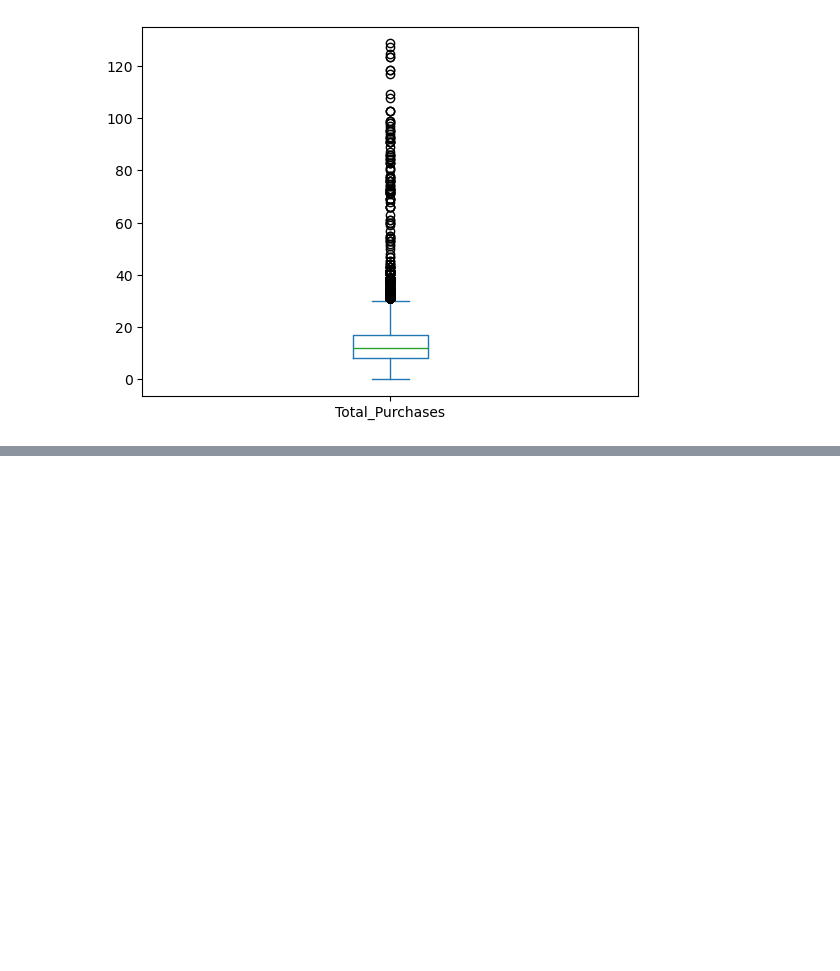
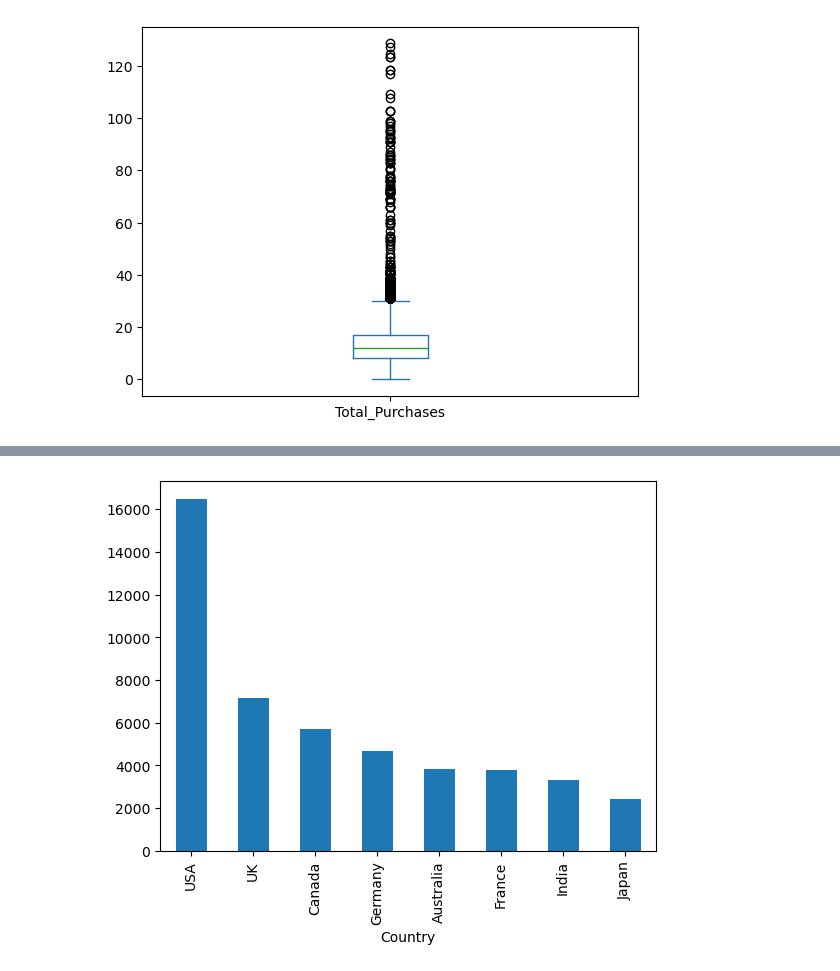
Before and after one commit to sejal18c/Customer-Shopping-Analytics, a Jupyter notebook: notebooks/eda.ipynb, the cells around one changed output, grey strips where cells are left out. Saved outputs shown, nothing was run; the diff lists cells and outputs as text; code cells hidden in the pictures; blank space fills up the shorter version.

Commit message:
Added EDA visualizations and correlation analysis

```diff
--- a/notebooks/eda.ipynb
+++ b/notebooks/eda.ipynb
@@ -247,0 +261,6 @@ plt.show()
+# %%
+df["Country"].value_counts().plot.bar()
+
+plt.show()
+# %% [output]
+[figure, added]
```
Also changed, not shown: parts of 16 cells of this notebook, 1 other file.
